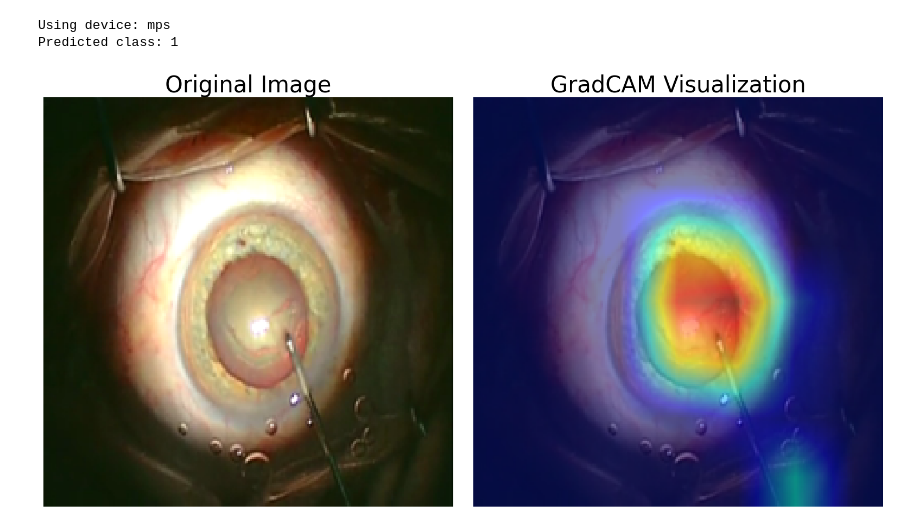
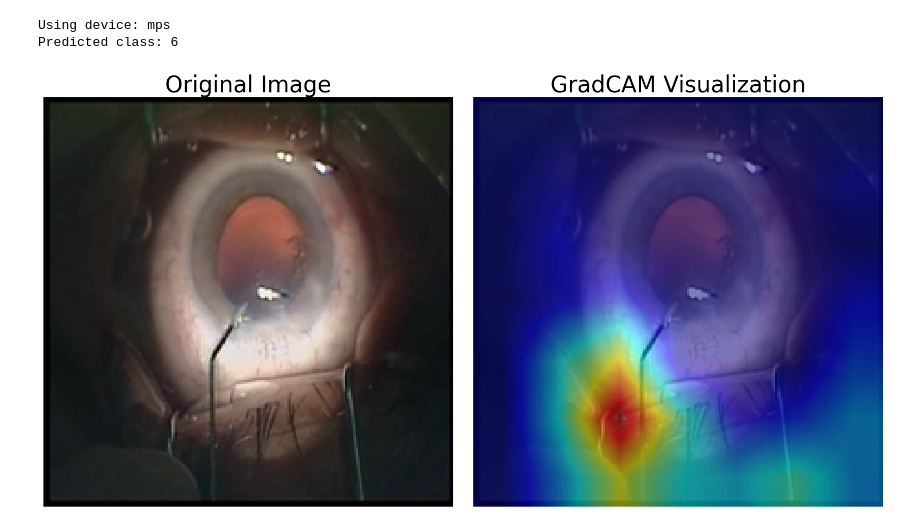
Before and after one commit to wht0703/TeCNO, a Jupyter notebook: feature_extractor_cam.ipynb, the cells around one changed output. Cells and saved outputs as stored; diff of their text form; code cells hidden in the pictures.

Commit message:
Update jupyter notebook for model performance evaluation

```diff
--- a/feature_extractor_cam.ipynb
+++ b/feature_extractor_cam.ipynb
@@ -26,7 +26,7 @@ class HParams:
         self.out_features = out_features
 
 
-ckpt_path = 'logs/241212-135943_FeatureExtraction_Cholec80FeatureExtract_cnn_OneHeadResNet50Model/checkpoints/epoch=7-val_acc_phase=0.94.ckpt'
+ckpt_path = 'logs/250410-120541_FeatureExtraction_Cataract101FeatureExtract_cnn_OneHeadResNet50Model/checkpoints/epoch=5-val_acc_phase=0.91.ckpt'
 
 
 def main(frame_path):
@@ -34,7 +34,8 @@ def main(frame_path):
     device = torch.device("mps") if torch.backends.mps.is_available() else torch.device("cpu")
     print("Using device:", device)
 
-    model = OneHeadResNet50Model(HParams(out_features=13))
+    # model = OneHeadResNet50Model(HParams(out_features=13))
+    model = OneHeadResNet50Model(HParams(out_features=10))
     checkpoint = torch.load(ckpt_path, map_location=device, weights_only=True)
     state_dict = checkpoint["state_dict"]
     new_state_dict = {}
@@ -87,8 +88,8 @@ def main(frame_path):
     plt.tight_layout()
     plt.show()
 # %%
-main("images/case_5357/case_5357_Capsulorhexis_1307-2912_000120.png")
+main("images_cataract_101/case_922/case_922_CapsulePolishing_5687-6116_000010.png")
 # %% [output]
 Using device: mps
-Predicted class: 1
+Predicted class: 6
-[figure, old version]
+[figure, new version]
```
Also changed, not shown: 3 other files.
